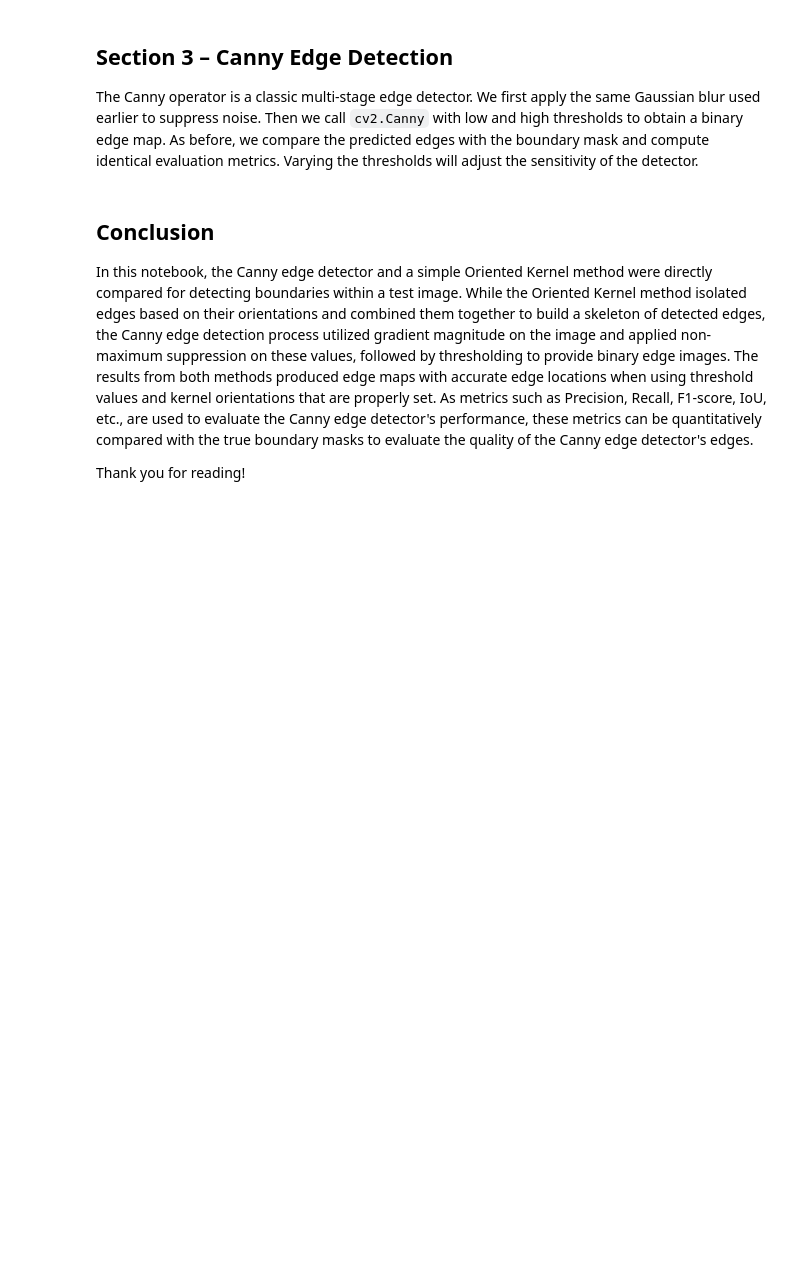
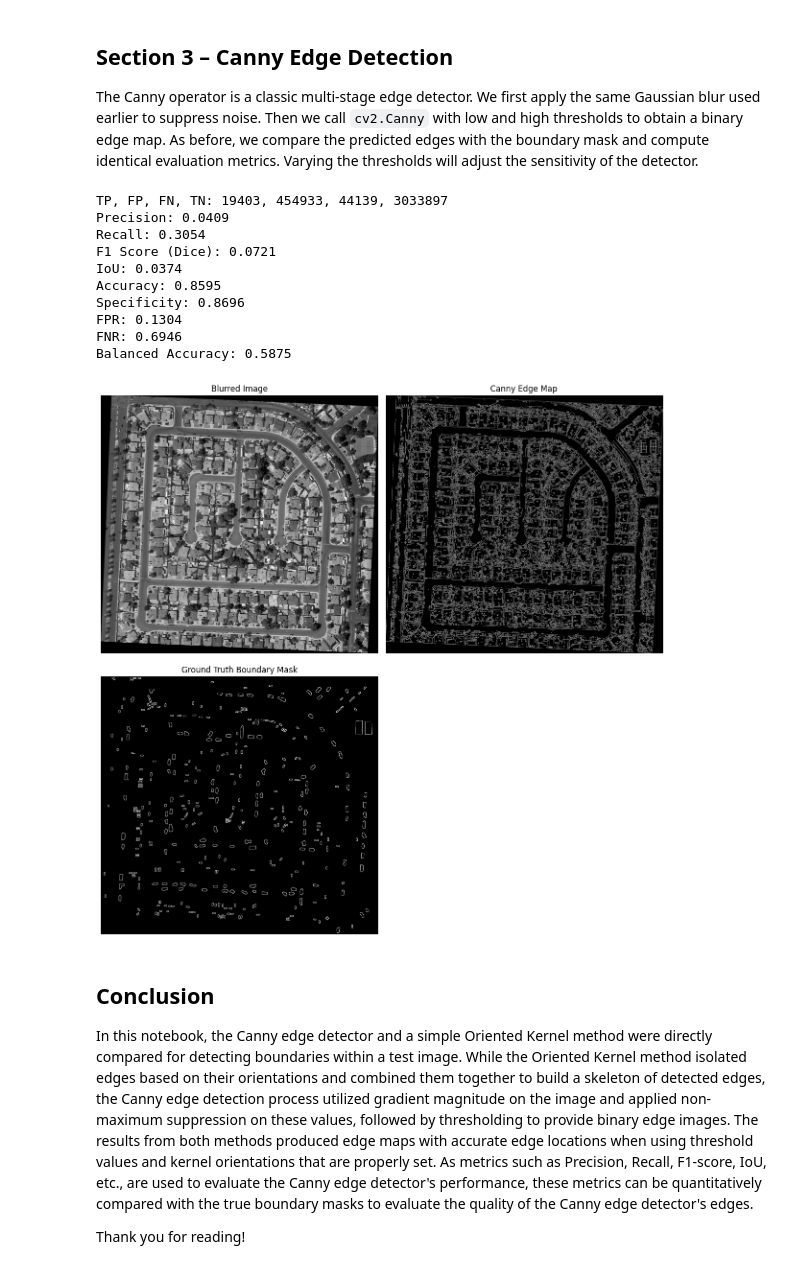
Before and after one commit to mahabbatzakariyayev/Line_and_edge_detection, a Jupyter notebook: Line_detection_Mahabbat Zakariyayev.ipynb, the cells around one changed output. Drawn from its saved outputs; the diff is of its cells as text; code cells hidden in the pictures; blank space fills up the shorter version.

```diff
--- a/Line_detection_Mahabbat Zakariyayev.ipynb
+++ b/Line_detection_Mahabbat Zakariyayev.ipynb
@@ -152,34 +166,46 @@ balanced_accuracy = (recall + specificity) / 2
 print(f"TP, FP, FN, TN: {TP}, {FP}, {FN}, {TN}")
 print(f"Precision: {precision:.4f}")
 print(f"Recall: {recall:.4f}")
 print(f"F1 Score (Dice): {f1_score:.4f}")
 print(f"IoU: {iou:.4f}")
 print(f"Accuracy: {accuracy:.4f}")
 print(f"Specificity: {specificity:.4f}")
 print(f"FPR: {fpr:.4f}")
 print(f"FNR: {fnr:.4f}")
 print(f"Balanced Accuracy: {balanced_accuracy:.4f}")
 
 # Visualizeed my resultws
 plt.figure(figsize=(12, 12))
 
 plt.subplot(2, 2, 1)
 plt.title("Blurred Image")
 plt.imshow(img_blur, cmap="gray")
 plt.axis("off")
 
 plt.subplot(2, 2, 2)
 plt.title("Canny Edge Map")
 plt.imshow(pred_canny, cmap="gray")
 plt.axis("off")
 
 plt.subplot(2, 2, 3)
-plt.title("Ground Truth Boundary Mask") x
+plt.title("Ground Truth Boundary Mask")
 plt.imshow(gt, cmap="gray")
 plt.axis("off")
 
 plt.tight_layout()
 plt.show()
+# %% [output]
+TP, FP, FN, TN: 19403, 454933, 44139, 3033897
+Precision: 0.0409
+Recall: 0.3054
+F1 Score (Dice): 0.0721
+IoU: 0.0374
+Accuracy: 0.8595
+Specificity: 0.8696
+FPR: 0.1304
+FNR: 0.6946
+Balanced Accuracy: 0.5875
+[figure, added]
 # %% [markdown]
 
 ## Conclusion
```
Also changed, not shown: parts of 2 cells of this notebook.
